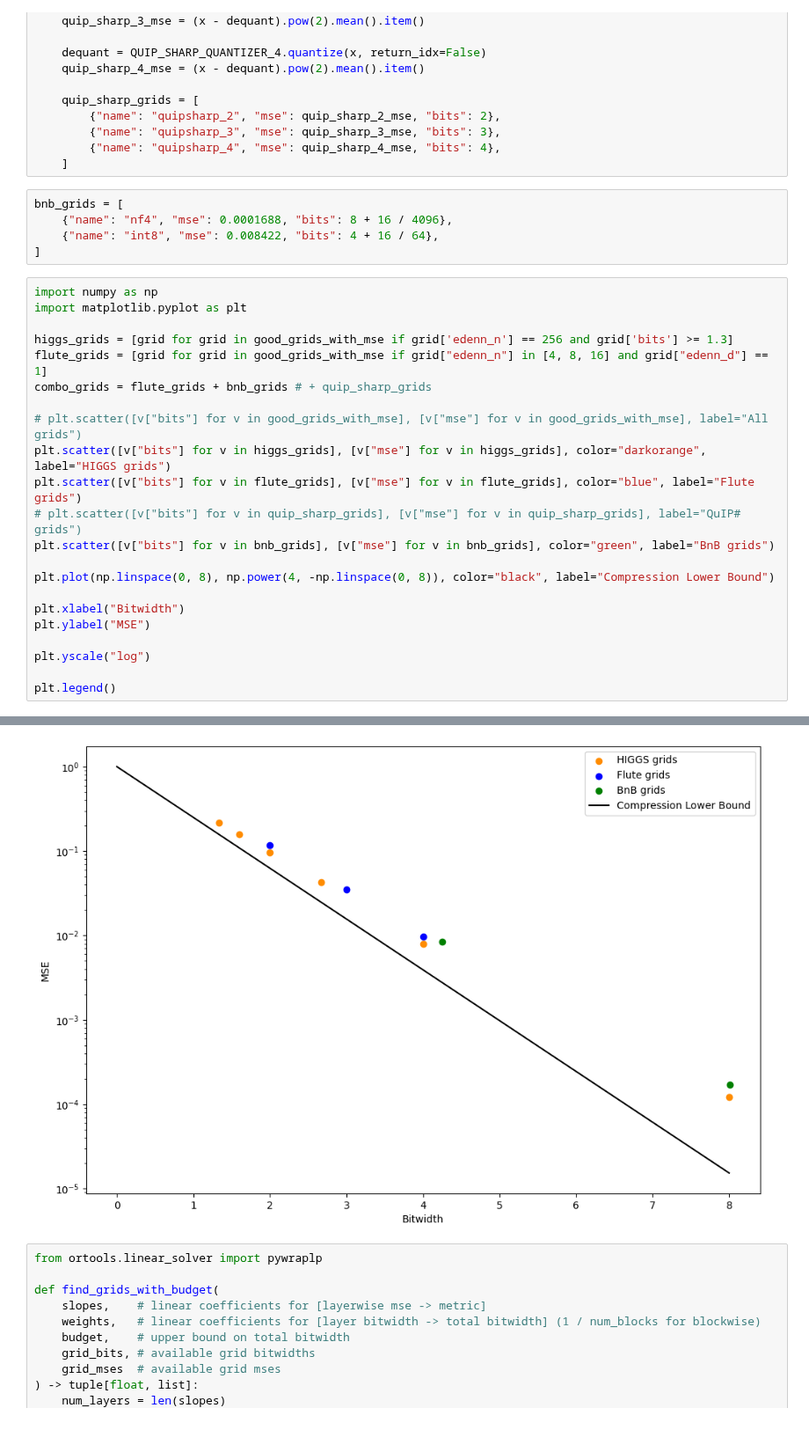
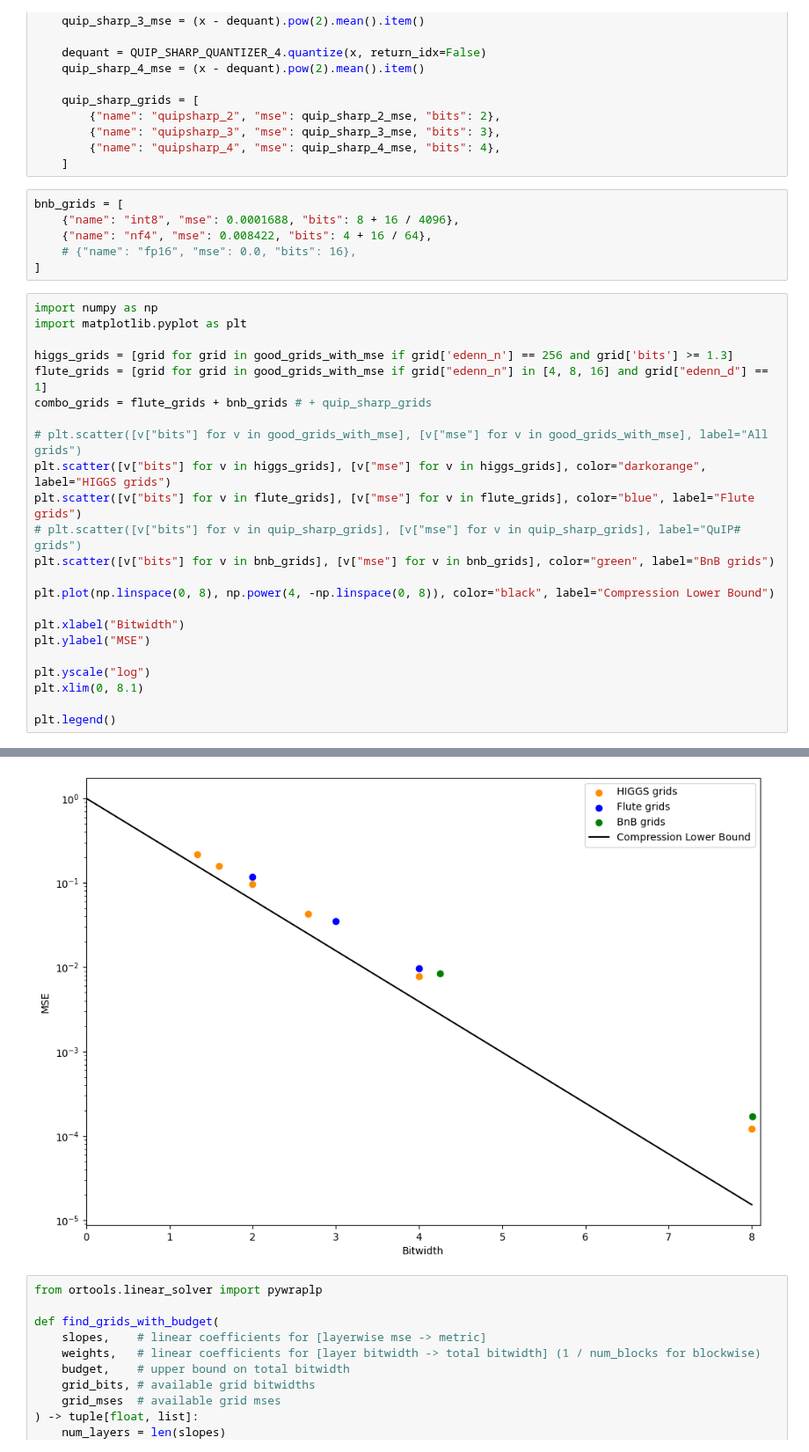
Before and after one commit to galqiwi/linear-layer-compression, a Jupyter notebook: Andrei/gptq/plots.ipynb, the cells around one changed output, grey strips where cells are left out. Shown at 88% size. Drawn from its saved outputs; the diff is of its cells as text.

Commit message:
more plots

```diff
--- a/Andrei/gptq/plots.ipynb
+++ b/Andrei/gptq/plots.ipynb
@@ -408,34 +408,36 @@ with torch.no_grad():
     ]
 # %%
 bnb_grids = [
-    {"name": "nf4", "mse": 0.0001688, "bits": 8 + 16 / 4096},
-    {"name": "int8", "mse": 0.008422, "bits": 4 + 16 / 64},
+    {"name": "int8", "mse": 0.0001688, "bits": 8 + 16 / 4096},
+    {"name": "nf4", "mse": 0.008422, "bits": 4 + 16 / 64},
+    # {"name": "fp16", "mse": 0.0, "bits": 16},
 ]
 # %%
 import numpy as np
 import matplotlib.pyplot as plt
 
 higgs_grids = [grid for grid in good_grids_with_mse if grid['edenn_n'] == 256 and grid['bits'] >= 1.3]
 flute_grids = [grid for grid in good_grids_with_mse if grid["edenn_n"] in [4, 8, 16] and grid["edenn_d"] == 1]
 combo_grids = flute_grids + bnb_grids # + quip_sharp_grids
 
 # plt.scatter([v["bits"] for v in good_grids_with_mse], [v["mse"] for v in good_grids_with_mse], label="All grids")
 plt.scatter([v["bits"] for v in higgs_grids], [v["mse"] for v in higgs_grids], color="darkorange", label="HIGGS grids")
 plt.scatter([v["bits"] for v in flute_grids], [v["mse"] for v in flute_grids], color="blue", label="Flute grids")
 # plt.scatter([v["bits"] for v in quip_sharp_grids], [v["mse"] for v in quip_sharp_grids], label="QuIP# grids")
 plt.scatter([v["bits"] for v in bnb_grids], [v["mse"] for v in bnb_grids], color="green", label="BnB grids")
 
 plt.plot(np.linspace(0, 8), np.power(4, -np.linspace(0, 8)), color="black", label="Compression Lower Bound")
 
 plt.xlabel("Bitwidth")
 plt.ylabel("MSE")
 
 plt.yscale("log")
+plt.xlim(0, 8.1)
 
 plt.legend()
 # %% [output]
 <matplotlib.legend.Legend at 0x...>
-[figure, old version]
+[figure, new version]
 # %%
 from ortools.linear_solver import pywraplp
 
```
Also changed, not shown: parts of 8 cells of this notebook.
